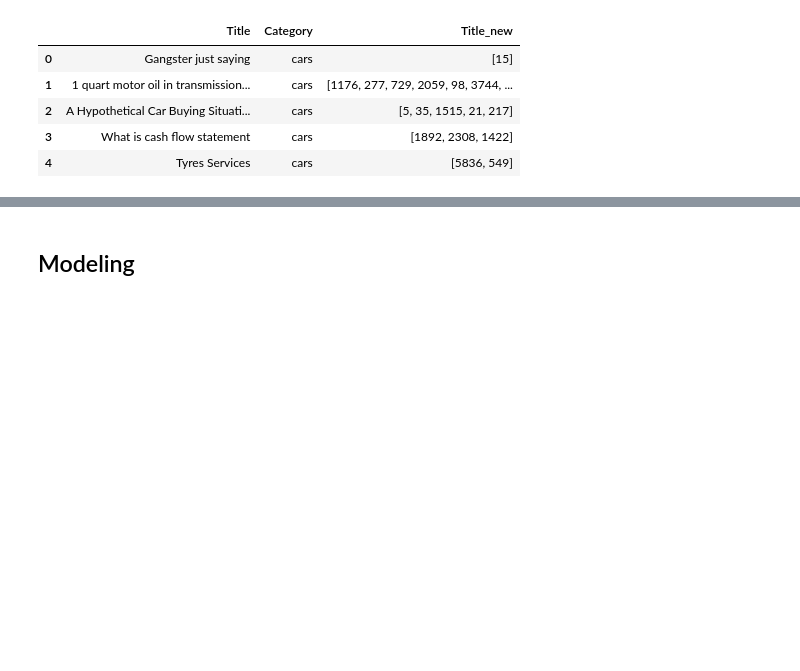
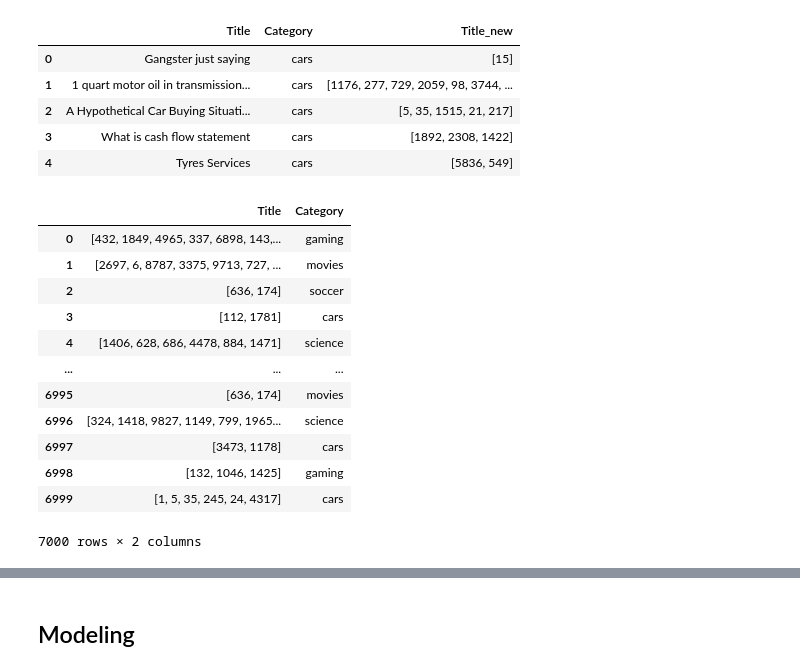
Before and after one commit to PiotrKapusta135/RedditClassifier, a Jupyter notebook: Reddit_Classifier.ipynb, the cells around one changed output, grey strips where cells are left out. Drawn from its saved outputs; the diff is of its cells as text; code cells hidden in the pictures; blank space fills up the shorter version.

```diff
--- a/Reddit_Classifier.ipynb
+++ b/Reddit_Classifier.ipynb
@@ -63,6 +64,7 @@ Name: Category, dtype: int64
 titles = pd.concat([cars, cooking, gaming, movies, political, science, soccer])
 # %%
 titles.drop('Unnamed: 0',axis=1, inplace=True)
+test.drop('Unnamed: 0',axis=1, inplace=True)
 # %%
 titles.sample(5)
 # %% [output]
@@ -173,6 +178,22 @@ titles.drop('Title', axis=1, inplace=True)
 # %%
 titles = titles.sample(frac=1).reset_index(drop=True)
 test = test.sample(frac=1).reset_index(drop=True)
+# %%
+test
+# %% [output]
+|  | Title | Category |
+| 0 | [432, 1849, 4965, 337, 6898, 143,... | gaming |
+| 1 | [2697, 6, 8787, 3375, 9713, 727, ... | movies |
+| 2 | [636, 174] | soccer |
+| 3 | [112, 1781] | cars |
+| 4 | [1406, 628, 686, 4478, 884, 1471] | science |
+| ... | ... | ... |
+| 6995 | [636, 174] | movies |
+| 6996 | [324, 1418, 9827, 1149, 799, 1965... | science |
+| 6997 | [3473, 1178] | cars |
+| 6998 | [132, 1046, 1425] | gaming |
+| 6999 | [1, 5, 35, 245, 24, 4317] | cars |
+7000 rows × 2 columns
 # %%
 category_encoder = LabelEncoder()
 category_encoder.fit(titles['Category'])
```
Also changed, not shown: parts of 26 cells of this notebook.
